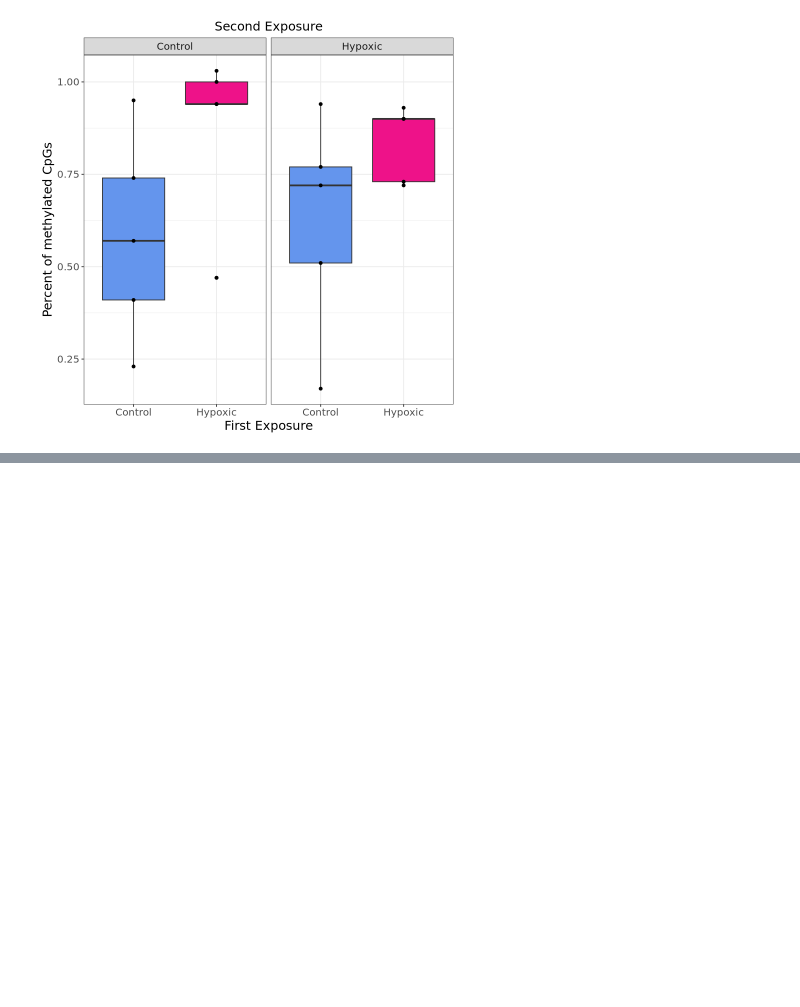
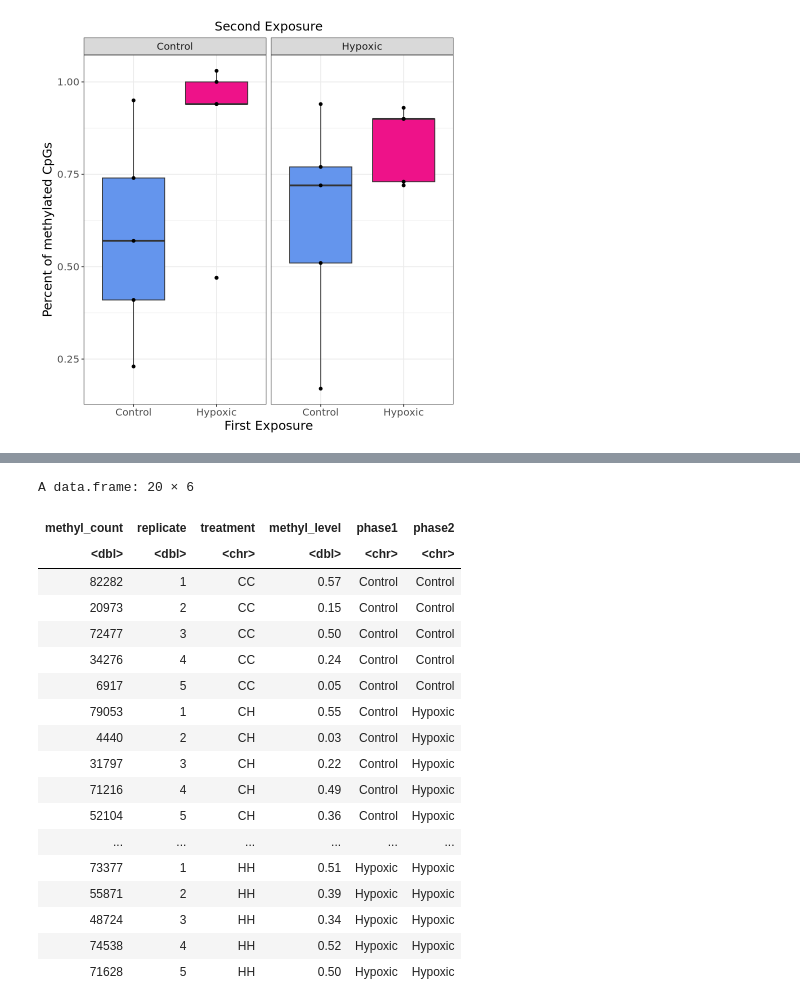
Before and after one commit to jgmcdonough/CE18_methylRAD_analysis, a Jupyter notebook: analysis/genomic_feature_tracks/methylation_level_of_features.ipynb, the cells around one changed output, grey strips where cells are left out. Saved outputs shown, nothing was run; the diff lists cells and outputs as text; code cells hidden in the pictures; blank space fills up the shorter version.

```diff
--- a/analysis/genomic_feature_tracks/methylation_level_of_features.ipynb
+++ b/analysis/genomic_feature_tracks/methylation_level_of_features.ipynb
@@ -2818,0 +3253,17 @@ cpgBoxplot
+# %%
+# create dataframe
+HCml_cg <- as.data.frame(ML_hc)
+
+# assign replicate #'s
+HCml_cg$replicate <- c(1,2,3,4,5)
+
+# rename columns
+colnames(HCml_cg) <- c('methyl_count', 'replicate')
+
+# reset rownames
+rownames(HCml_cg) <- NULL
+
+# add treatment
+HCml_cg$treatment <- 'HC'
+
+HCml_cg
@@ -2818,0 +3332,27 @@ cpgBoxplot
+# %%
+# adding phase 1 and phase 2 info
+# Assuming your data is in a dataframe called 'df'
+cg_meLevel$phase1 <- ifelse(substr(cg_meLevel$treatment, 1, 1) == "C", "Control", "Hypoxic")
+cg_meLevel$phase2 <- ifelse(substr(cg_meLevel$treatment, 2, 2) == "C", "Control", "Hypoxic")
+
+cg_meLevel
+# %% [output]
+A data.frame: 20 × 6
+| methyl_count | replicate | treatment | methyl_level | phase1 | phase2 |
+| <dbl> | <dbl> | <chr> | <dbl> | <chr> | <chr> |
+| 82282 | 1 | CC | 0.57 | Control | Control |
+| 20973 | 2 | CC | 0.15 | Control | Control |
+| 72477 | 3 | CC | 0.50 | Control | Control |
+| 34276 | 4 | CC | 0.24 | Control | Control |
+| 6917 | 5 | CC | 0.05 | Control | Control |
+| 79053 | 1 | CH | 0.55 | Control | Hypoxic |
+| 4440 | 2 | CH | 0.03 | Control | Hypoxic |
+| 31797 | 3 | CH | 0.22 | Control | Hypoxic |
+| 71216 | 4 | CH | 0.49 | Control | Hypoxic |
+| 52104 | 5 | CH | 0.36 | Control | Hypoxic |
+| ... | ... | ... | ... | ... | ... |
+| 73377 | 1 | HH | 0.51 | Hypoxic | Hypoxic |
+| 55871 | 2 | HH | 0.39 | Hypoxic | Hypoxic |
+| 48724 | 3 | HH | 0.34 | Hypoxic | Hypoxic |
+| 74538 | 4 | HH | 0.52 | Hypoxic | Hypoxic |
+| 71628 | 5 | HH | 0.50 | Hypoxic | Hypoxic |
```
Also changed, not shown: parts of 42 cells of this notebook, 2 other files.
